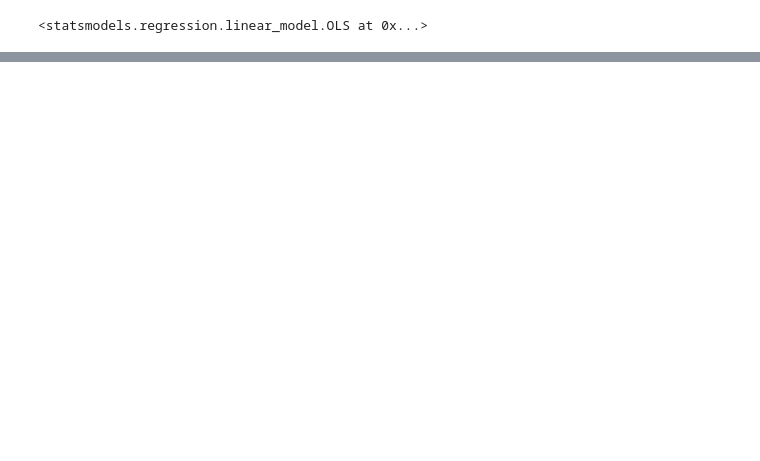
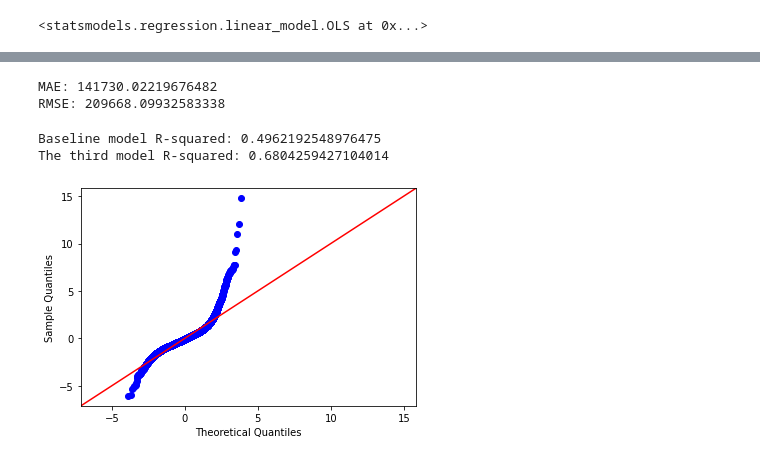
Before and after one commit to SueMungai/dsc-phase-2-project-v2-3, a Jupyter notebook: student.ipynb, the cells around one changed output, grey strips where cells are left out. Drawn from its saved outputs; the diff is of its cells as text; code cells hidden in the pictures; blank space fills up the shorter version.

```diff
--- a/student.ipynb
+++ b/student.ipynb
@@ -429,0 +548,3 @@ sns.regplot(x='sqft_living',y='price', data=df);
+# %%
+X_third = df[["sqft_living", "sqft_above", "bathrooms", "bedrooms", "floors", "condition"]]
+X_third
@@ -429,0 +565,3 @@ sns.regplot(x='sqft_living',y='price', data=df);
+# %%
+X_third = pd.get_dummies(X_third, columns=["condition"], drop_first=True)
+X_third
@@ -429,0 +582,5 @@ sns.regplot(x='sqft_living',y='price', data=df);
+# %%
+model_3 = sm.OLS(y, sm.add_constant(X_third))
+results_3 = model_3.fit()
+
+print(results_3.summary())
@@ -429,0 +625,5 @@ sns.regplot(x='sqft_living',y='price', data=df);
+# %%
+formula = 'price ~ bedrooms + bathrooms + sqft_living + sqft_lot + floors + waterfront + view + condition + grade + sqft_above + sqft_basement'
+#Included everything about the house, not the date or the neighborhood.
+model_4 = ols(formula=formula, data=df).fit()
+print(model_4.summary())
@@ -429,0 +648,18 @@ sns.regplot(x='sqft_living',y='price', data=df);
+# %%
+print("MAE:", model_4.resid.abs().sum() / len(y))
+print("RMSE:", ((model_4.resid ** 2).sum() / len(y)) ** 0.5)
+# %% [output]
+MAE: 141730.02219676482
+RMSE: 209668.09932583338
+# %%
+print("Baseline model R-squared:", results.rsquared)
+print("The third model R-squared:", model_4.rsquared)
+# %% [output]
+Baseline model R-squared: 0.4962192548976475
+The third model R-squared: 0.6804259427104014
+# %%
+# a QQ plot to see if an S curve, therefore forms normal distribution
+fig = sm.graphics.qqplot(model_4.resid, dist=stats.norm, line='45', fit=True)
+fig.show()
+# %% [output]
+[figure, added]
```
Also changed, not shown: parts of 49 cells of this notebook.
